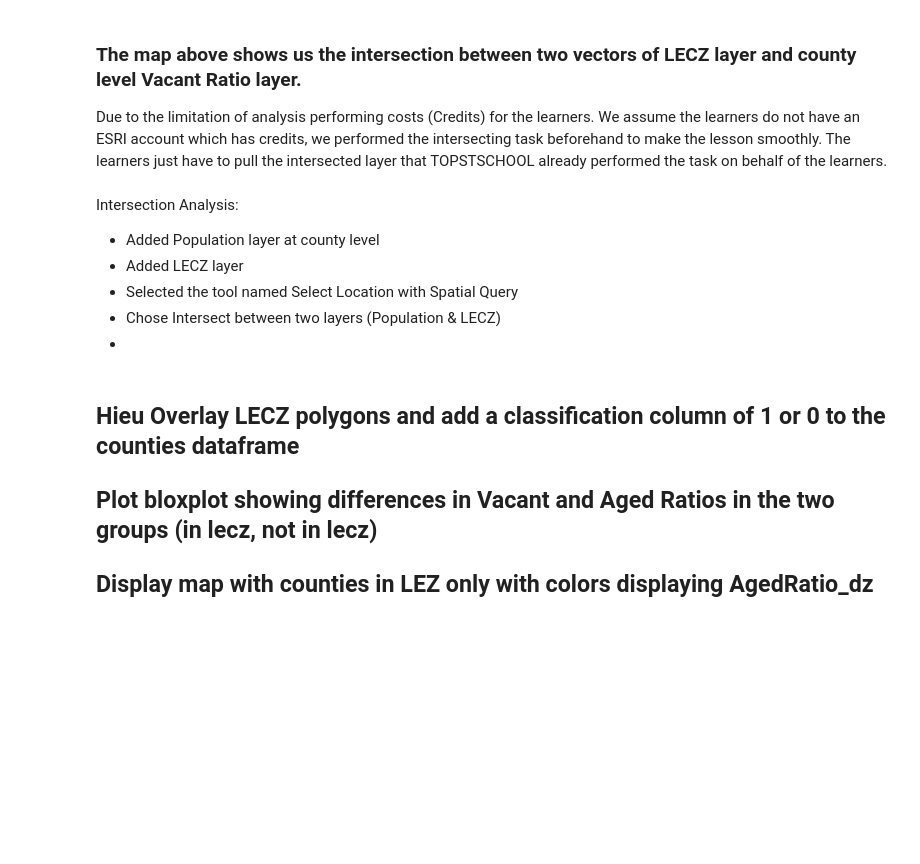
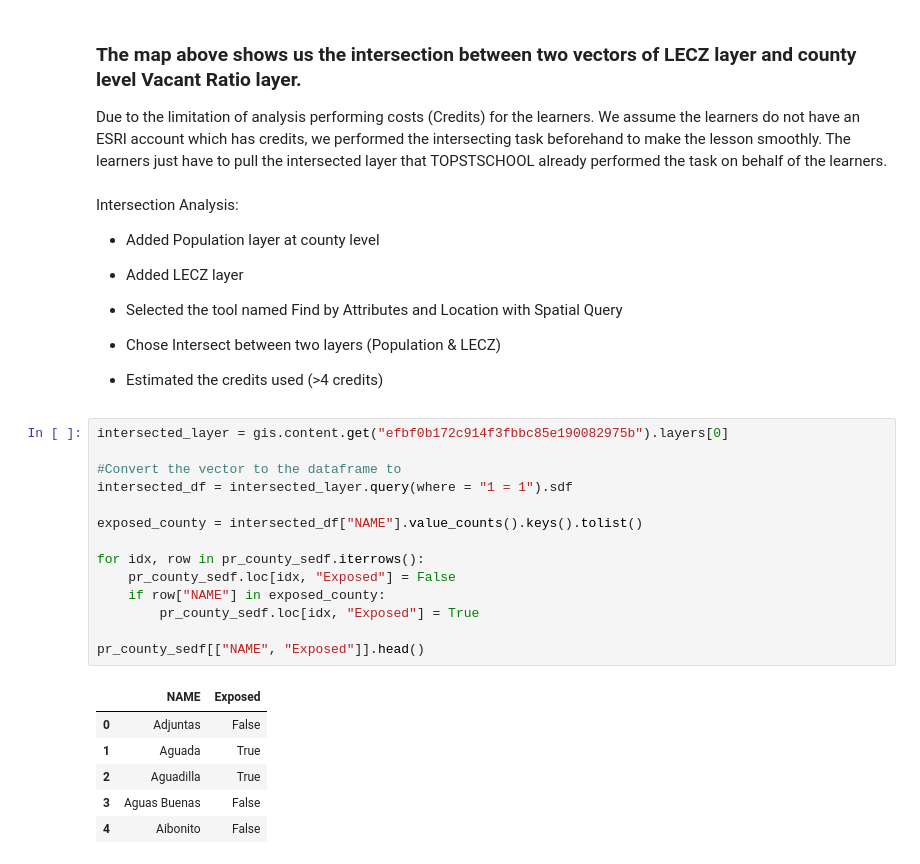
Before and after one commit to ciesin-geospatial/TOPSTSCHOOL-disasters, a Jupyter notebook: m301-coastal-hazards-PR.ipynb, the cells around one changed output. Drawn from its saved outputs; the diff is of its cells as text; blank space fills up the shorter version.

```diff
--- a/m301-coastal-hazards-PR.ipynb
+++ b/m301-coastal-hazards-PR.ipynb
@@ -1333,12 +1333,30 @@ Due to the limitation of analysis performing costs (Credits) for the learners. W
 Intersection Analysis:
 - Added Population layer at county level
 - Added LECZ layer
-- Selected the tool named Select Location with Spatial Query
+
+
+
+- Selected the tool named Find by Attributes and Location with Spatial Query
 - Chose Intersect between two layers (Population & LECZ)
--
+- Estimated the credits used (>4 credits)
-# %% [markdown]
-## Hieu  Overlay LECZ polygons and add a classification column of 1 or 0 to the counties dataframe
-
-## Plot bloxplot showing differences in Vacant and Aged Ratios in the two groups (in lecz, not in lecz)
-
-## Display map with counties in LEZ only with colors displaying AgedRatio_dz
+# %%
+intersected_layer = gis.content.get("efbf0b172c914f3fbbc85e190082975b").layers[0]
+
+#Convert the vector to the dataframe to
+intersected_df = intersected_layer.query(where = "1 = 1").sdf
+
+exposed_county = intersected_df["NAME"].value_counts().keys().tolist()
+
+for idx, row in pr_county_sedf.iterrows():
+    pr_county_sedf.loc[idx, "Exposed"] = False
+    if row["NAME"] in exposed_county:
+        pr_county_sedf.loc[idx, "Exposed"] = True
+
+pr_county_sedf[["NAME", "Exposed"]].head()
+# %% [output]
+|  | NAME | Exposed |
+| 0 | Adjuntas | False |
+| 1 | Aguada | True |
+| 2 | Aguadilla | True |
+| 3 | Aguas Buenas | False |
+| 4 | Aibonito | False |
```
Also changed, not shown: parts of 3 cells of this notebook.
